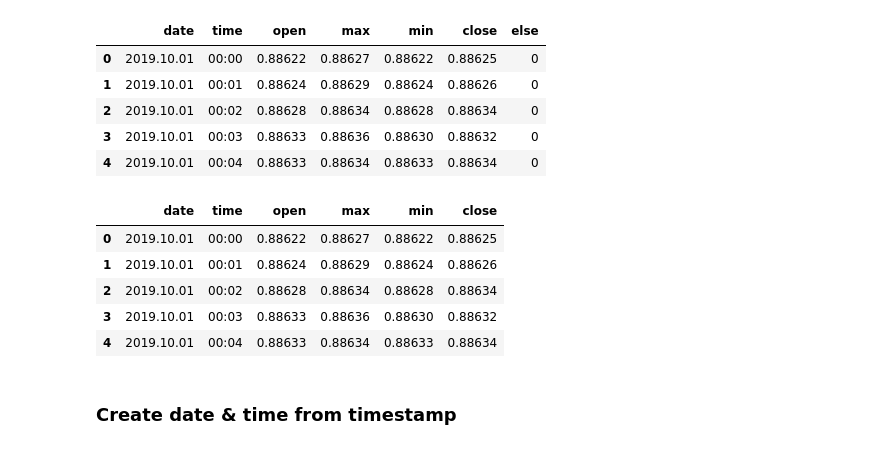
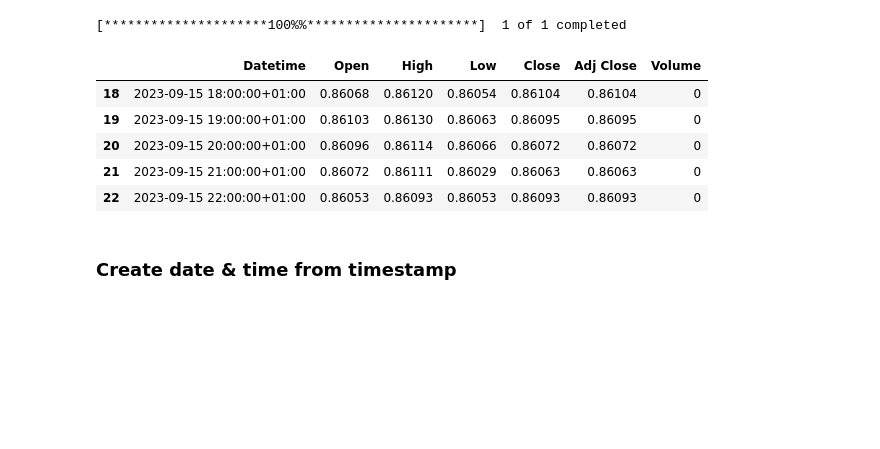
Before and after one commit to mojtaba-peyrovi/stock_trading_ml_experiment, a Jupyter notebook: EURGBP.ipynb, the cells around one changed output. Cells and saved outputs as stored; diff of their text form; code cells hidden in the pictures; blank space fills up the shorter version.

```diff
--- a/EURGBP.ipynb
+++ b/EURGBP.ipynb
@@ -13,9 +10,0 @@ EURGBP_data = pd.read_csv("DAT_MT_EURGBP_M1_201910.csv", names=["date","time","o
-# %%
-EURGBP_data.head()
-# %% [output]
-|  | date | time | open | max | min | close | else |
-| 0 | 2019.10.01 | 00:00 | 0.88622 | 0.88627 | 0.88622 | 0.88625 | 0 |
-| 1 | 2019.10.01 | 00:01 | 0.88624 | 0.88629 | 0.88624 | 0.88626 | 0 |
-| 2 | 2019.10.01 | 00:02 | 0.88628 | 0.88634 | 0.88628 | 0.88634 | 0 |
-| 3 | 2019.10.01 | 00:03 | 0.88633 | 0.88636 | 0.88630 | 0.88632 | 0 |
-| 4 | 2019.10.01 | 00:04 | 0.88633 | 0.88634 | 0.88633 | 0.88634 | 0 |
@@ -24,9 +10,0 @@ EURGBP_data = EURGBP_data.drop("else", axis=1)
-# %%
-EURGBP_data.head()
-# %% [output]
-|  | date | time | open | max | min | close |
-| 0 | 2019.10.01 | 00:00 | 0.88622 | 0.88627 | 0.88622 | 0.88625 |
-| 1 | 2019.10.01 | 00:01 | 0.88624 | 0.88629 | 0.88624 | 0.88626 |
-| 2 | 2019.10.01 | 00:02 | 0.88628 | 0.88634 | 0.88628 | 0.88634 |
-| 3 | 2019.10.01 | 00:03 | 0.88633 | 0.88636 | 0.88630 | 0.88632 |
-| 4 | 2019.10.01 | 00:04 | 0.88633 | 0.88634 | 0.88633 | 0.88634 |
@@ -33,2 +18,14 @@ EURGBP_data.head()
+# %%
+df_hourly = get_small_frequencies(PAIR, period='120', interval='1h')
+df_hourly = df_hourly.reset_index()
+df_hourly.tail()
+# %% [output]
+[*********************100%%**********************]  1 of 1 completed
+|  | Datetime | Open | High | Low | Close | Adj Close | Volume |
+| 18 | 2023-09-15 18:00:00+01:00 | 0.86068 | 0.86120 | 0.86054 | 0.86104 | 0.86104 | 0 |
+| 19 | 2023-09-15 19:00:00+01:00 | 0.86103 | 0.86130 | 0.86063 | 0.86095 | 0.86095 | 0 |
+| 20 | 2023-09-15 20:00:00+01:00 | 0.86096 | 0.86114 | 0.86066 | 0.86072 | 0.86072 | 0 |
+| 21 | 2023-09-15 21:00:00+01:00 | 0.86072 | 0.86111 | 0.86029 | 0.86063 | 0.86063 | 0 |
+| 22 | 2023-09-15 22:00:00+01:00 | 0.86053 | 0.86093 | 0.86053 | 0.86093 | 0.86093 | 0 |
 # %% [markdown]
 ### Create date & time from timestamp
```
Also changed, not shown: parts of 14 cells of this notebook, 3 other files.
